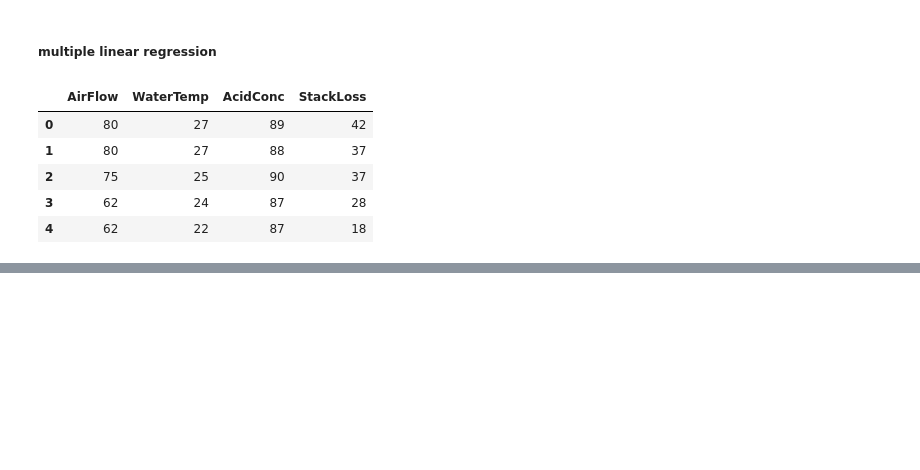
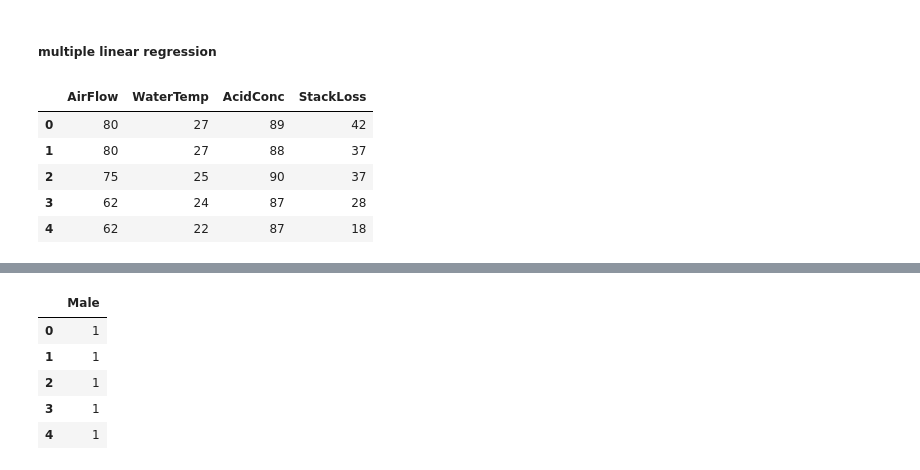
Before and after one commit to realshubhamraut/CDAC-DBDA-coursework, a Jupyter notebook: 09.practical-machine-learning/classfiles/day_1.ipynb, the cells around one changed output, grey strips where cells are left out. Drawn from its saved outputs; the diff is of its cells as text; code cells hidden in the pictures; blank space fills up the shorter version.

```diff
--- a/09.practical-machine-learning/classfiles/day_1.ipynb
+++ b/09.practical-machine-learning/classfiles/day_1.ipynb
@@ -267,0 +281,10 @@ strong multicollinearity or other numerical problems.
+# %%
+gen_dummy= pd.get_dummies(my_df.gender, drop_first=True).astype(int)
+gen_dummy.head()
+# %% [output]
+|  | Male |
+| 0 | 1 |
+| 1 | 1 |
+| 2 | 1 |
+| 3 | 1 |
+| 4 | 1 |
```
Also changed, not shown: parts of 19 cells of this notebook, 4 other files.
